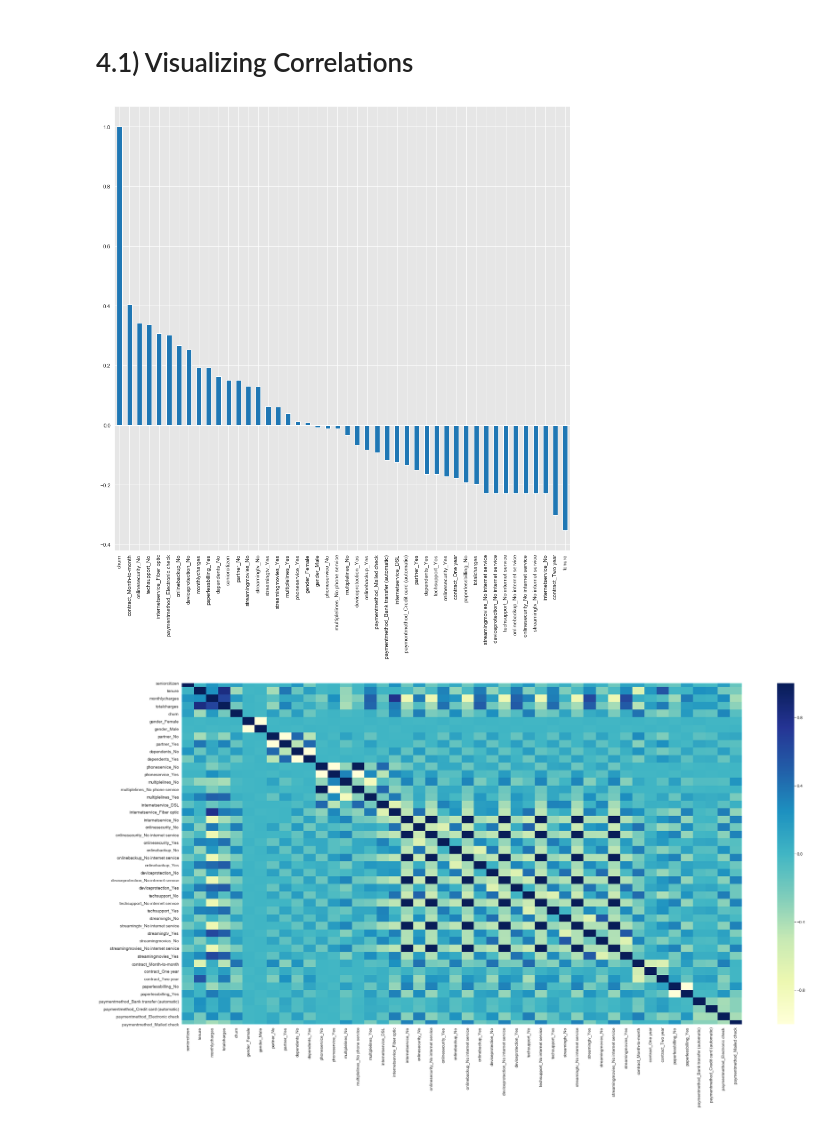
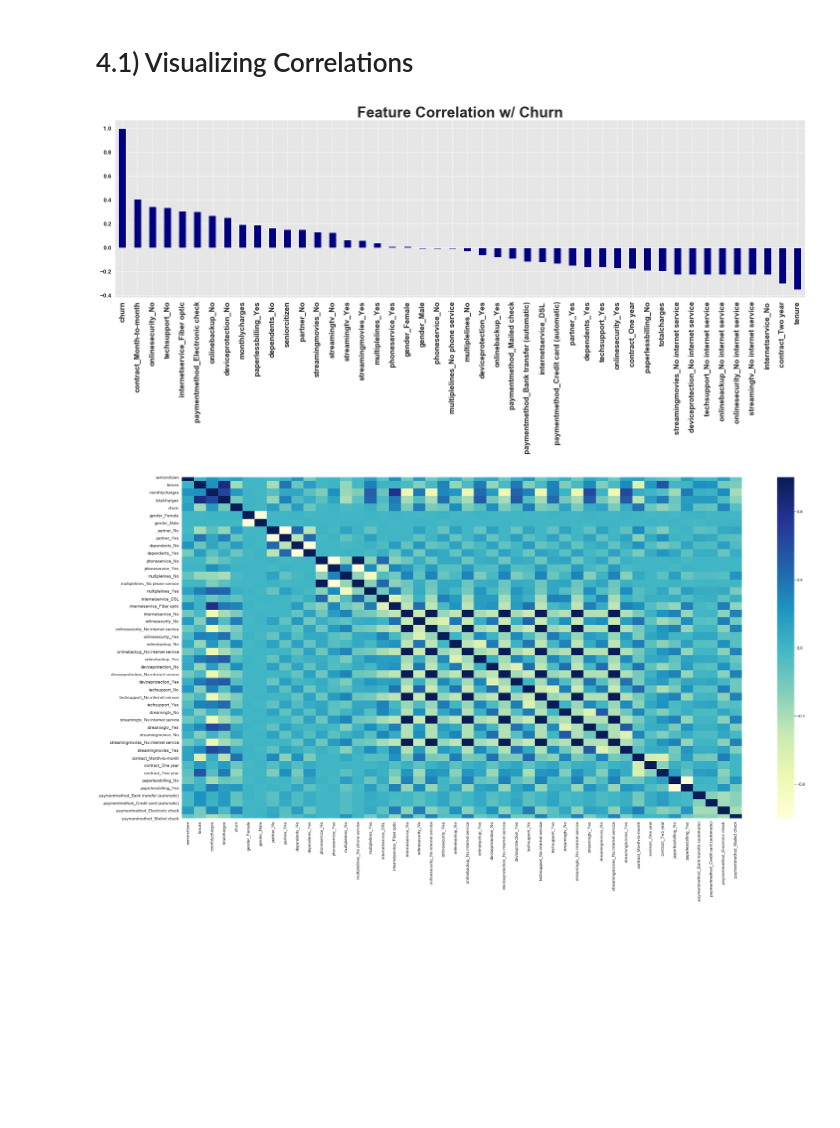
Before and after one commit to andrewcole33/telco_churn_analysis, a Jupyter notebook: regression.ipynb, the cells around one changed output. Saved outputs shown, nothing was run; the diff lists cells and outputs as text; code cells hidden in the pictures; blank space fills up the shorter version.

```diff
--- a/regression.ipynb
+++ b/regression.ipynb
@@ -81,4 +77,6 @@ df2.head()
 # %%
 # Replace churn string values with numeric binary values
-df2.churn.replace("Yes", 1, inplace = True)
-df2.churn.replace("No", 0, inplace = True)
+df2.churn.replace({"Yes":1, "No":0}, inplace = True)
+# Utilize pandas dummy variable function to create dummy variable series for categorical data
+dummy_df = pd.get_dummies(df2)
+dummy_df.head(2)
@@ -99,9 +89,13 @@ dummy_df.head()
 # 4.1) Visualizing Correlations
 # %%
 # Plot correlations between our features and our target feature, churn, as a bar plot, sort by descending order
-dummy_df.corr()['churn'].sort_values(ascending = False).plot('bar', figsize = (15, 15));
+dummy_df.corr()['churn'].sort_values(ascending = False).plot('bar', figsize = (20, 10), color = 'Navy')
+plt.title('Feature Correlation w/ Churn', fontsize = 30, fontweight = 'bold')
+plt.xticks(fontsize = 15, fontweight = 'bold')
+plt.yticks(fontweight = 'bold', fontsize = 12)
+plt.tight_layout()
 # %% [output]
-[figure, old version]
+[figure, new version]
 # %%
 # Visualize a heatmap for our features correlation values
 plt.figure(figsize = (30, 15))
```
Also changed, not shown: parts of 12 cells of this notebook, 16 other files.
